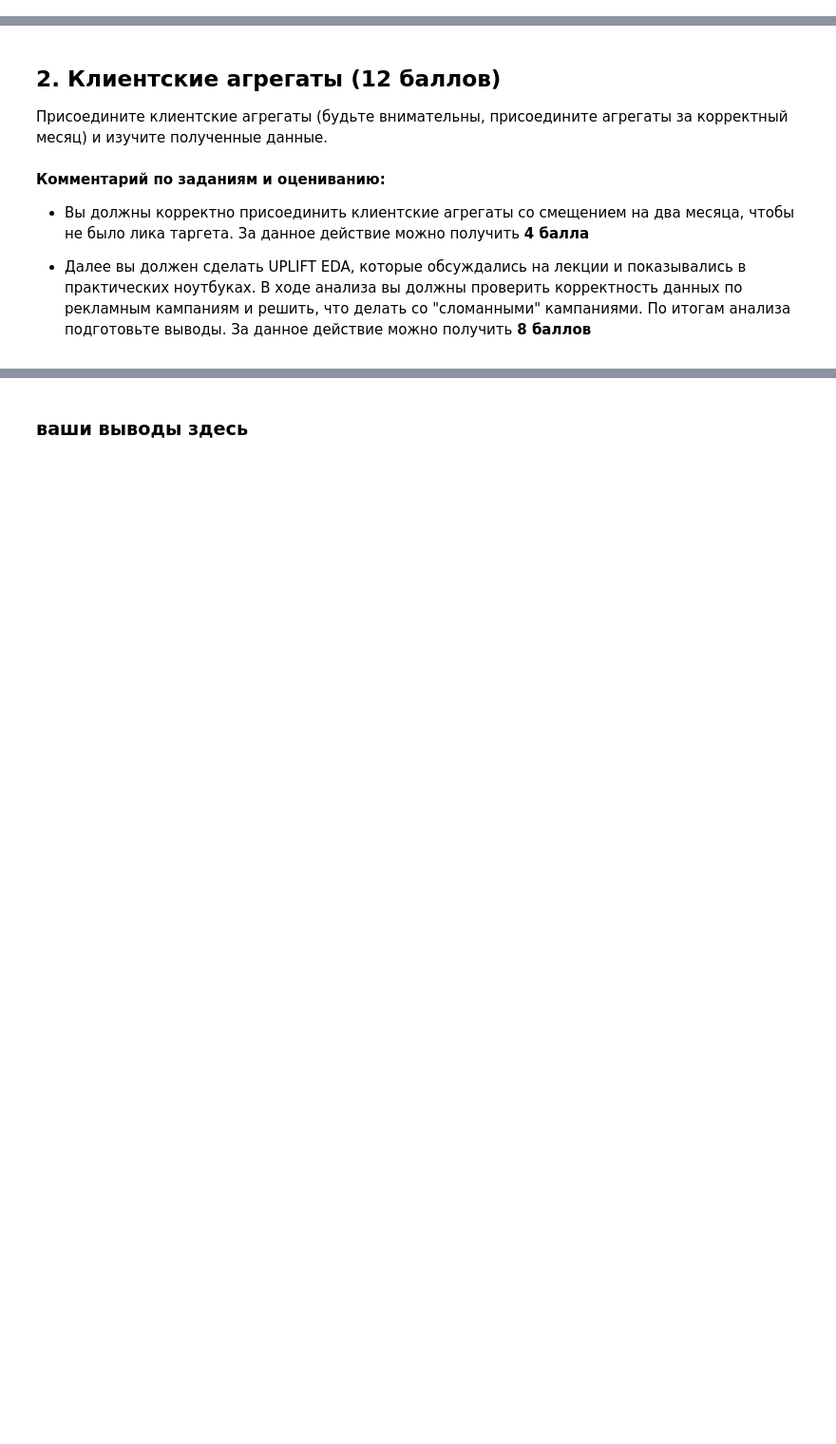
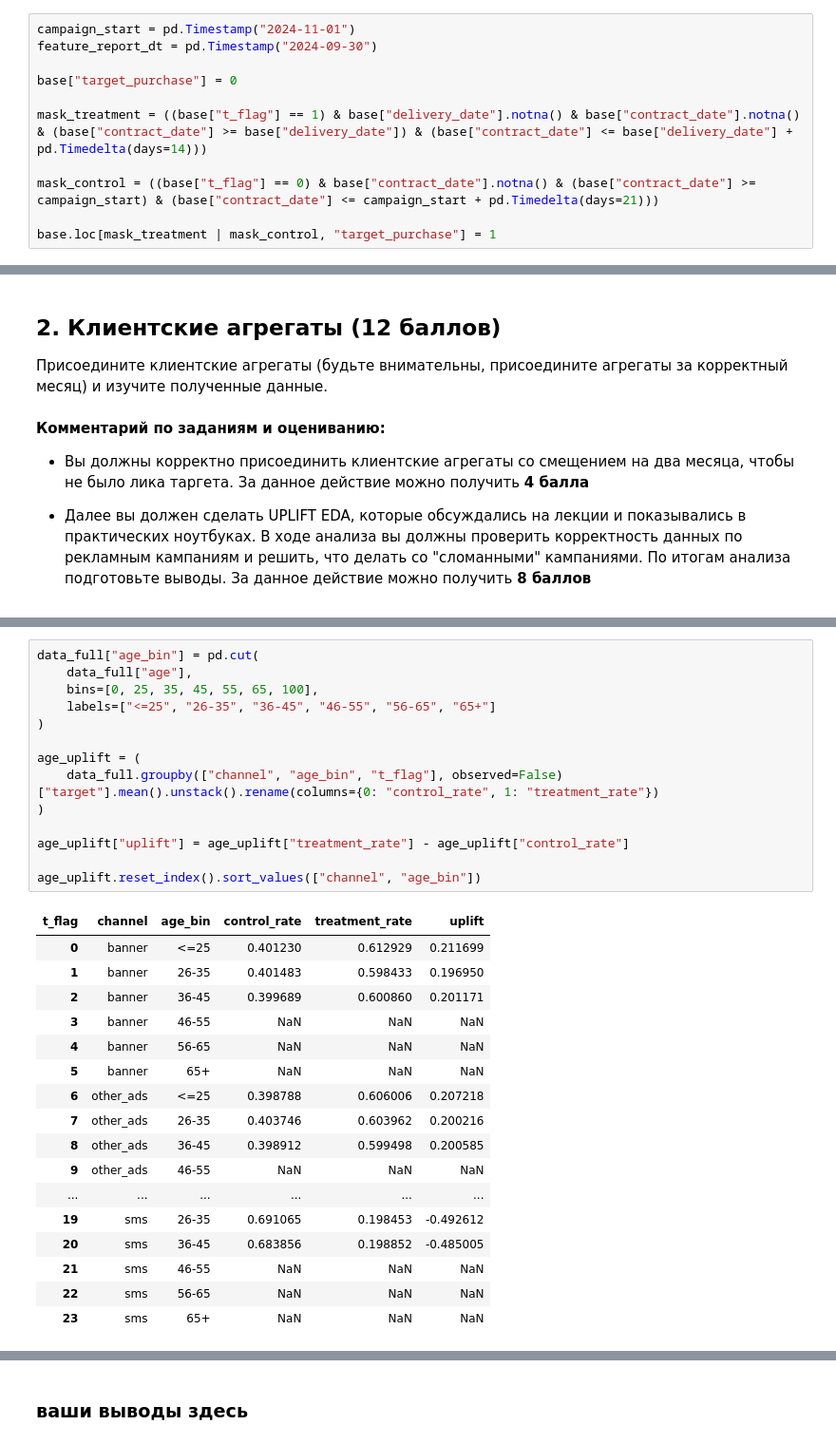
Before and after one commit to Arnak101/Arnak101.github.io, a Jupyter notebook: Hometasks/Pro/AI_HW6_uplift.ipynb, the cells around one changed output, grey strips where cells are left out. Shown at 95% size. Cells and saved outputs as stored; diff of their text form; blank space fills up the shorter version.

```diff
--- a/Hometasks/Pro/AI_HW6_uplift.ipynb
+++ b/Hometasks/Pro/AI_HW6_uplift.ipynb
@@ -151,0 +285,11 @@ with zipfile.ZipFile('Data.zip', 'r') as zip_ref:
+# %%
+campaign_start = pd.Timestamp("2024-11-01")
+feature_report_dt = pd.Timestamp("2024-09-30")
+
+base["target_purchase"] = 0
+
+mask_treatment = ((base["t_flag"] == 1) & base["delivery_date"].notna() & base["contract_date"].notna() & (base["contract_date"] >= base["delivery_date"]) & (base["contract_date"] <= base["delivery_date"] + pd.Timedelta(days=14)))
+
+mask_control = ((base["t_flag"] == 0) & base["contract_date"].notna() & (base["contract_date"] >= campaign_start) & (base["contract_date"] <= campaign_start + pd.Timedelta(days=21)))
+
+base.loc[mask_treatment | mask_control, "target_purchase"] = 1
@@ -165,0 +566,32 @@ with zipfile.ZipFile('Data.zip', 'r') as zip_ref:
+# %%
+data_full["age_bin"] = pd.cut(
+    data_full["age"],
+    bins=[0, 25, 35, 45, 55, 65, 100],
+    labels=["<=25", "26-35", "36-45", "46-55", "56-65", "65+"]
+)
+
+age_uplift = (
+    data_full.groupby(["channel", "age_bin", "t_flag"], observed=False)["target"].mean().unstack().rename(columns={0: "control_rate", 1: "treatment_rate"})
+)
+
+age_uplift["uplift"] = age_uplift["treatment_rate"] - age_uplift["control_rate"]
+
+age_uplift.reset_index().sort_values(["channel", "age_bin"])
+# %% [output]
+| t_flag | channel | age_bin | control_rate | treatment_rate | uplift |
+| 0 | banner | <=25 | 0.401230 | 0.612929 | 0.211699 |
+| 1 | banner | 26-35 | 0.401483 | 0.598433 | 0.196950 |
+| 2 | banner | 36-45 | 0.399689 | 0.600860 | 0.201171 |
+| 3 | banner | 46-55 | NaN | NaN | NaN |
+| 4 | banner | 56-65 | NaN | NaN | NaN |
+| 5 | banner | 65+ | NaN | NaN | NaN |
+| 6 | other_ads | <=25 | 0.398788 | 0.606006 | 0.207218 |
+| 7 | other_ads | 26-35 | 0.403746 | 0.603962 | 0.200216 |
+| 8 | other_ads | 36-45 | 0.398912 | 0.599498 | 0.200585 |
+| 9 | other_ads | 46-55 | NaN | NaN | NaN |
+| ... | ... | ... | ... | ... | ... |
+| 19 | sms | 26-35 | 0.691065 | 0.198453 | -0.492612 |
+| 20 | sms | 36-45 | 0.683856 | 0.198852 | -0.485005 |
+| 21 | sms | 46-55 | NaN | NaN | NaN |
+| 22 | sms | 56-65 | NaN | NaN | NaN |
+| 23 | sms | 65+ | NaN | NaN | NaN |
```
Also changed, not shown: parts of 33 cells of this notebook.
